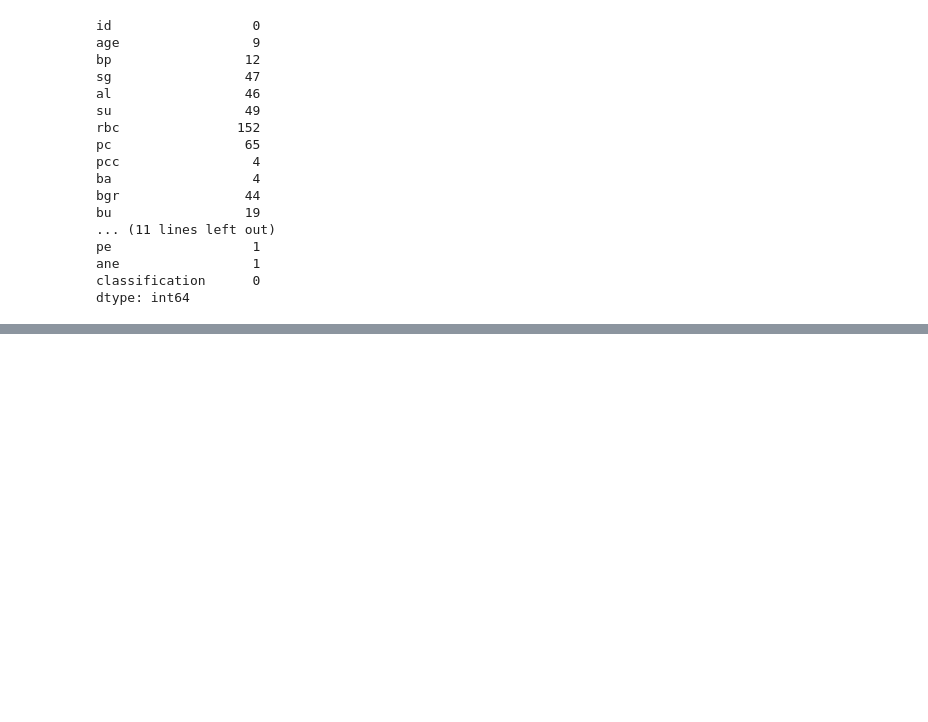
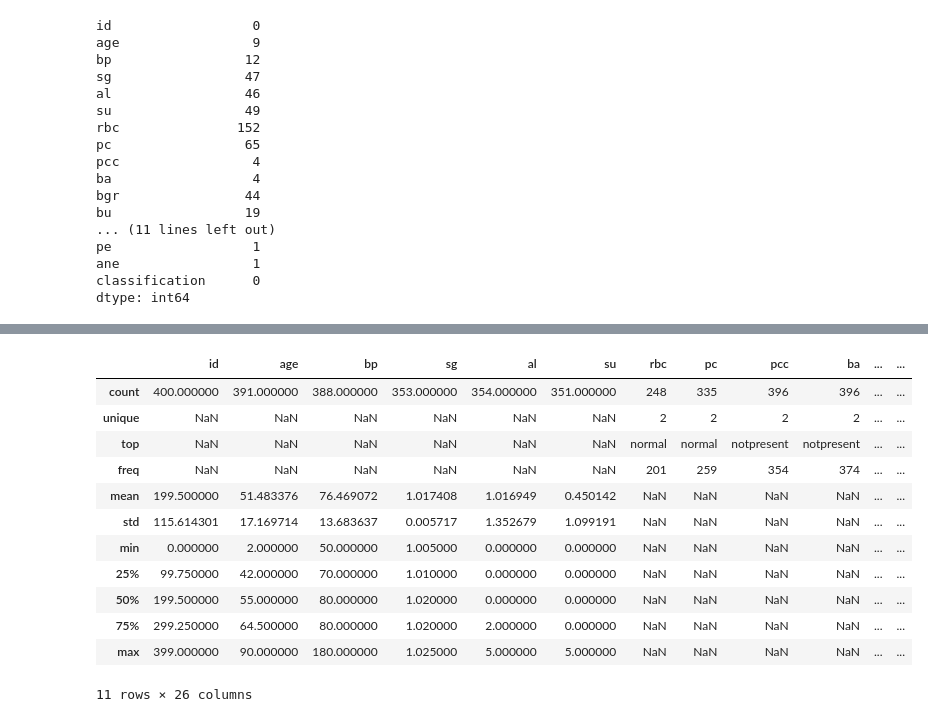
Before and after one commit to Adweta4810/explainable-disease-risk-prediction, a Jupyter notebook: notebooks/ckd_data_loading.ipynb, the cells around one changed output, grey strips where cells are left out. Drawn from its saved outputs; the diff is of its cells as text; code cells hidden in the pictures; blank space fills up the shorter version.

```diff
--- a/notebooks/ckd_data_loading.ipynb
+++ b/notebooks/ckd_data_loading.ipynb
@@ -67,0 +96,17 @@ dtype: int64
+# %%
+# Summary statistics
+ckd_df.describe(include="all")
+# %% [output]
+|  | id | age | bp | sg | al | su | rbc | pc | pcc | ba | ... | ... |
+| count | 400.000000 | 391.000000 | 388.000000 | 353.000000 | 354.000000 | 351.000000 | 248 | 335 | 396 | 396 | ... | ... |
+| unique | NaN | NaN | NaN | NaN | NaN | NaN | 2 | 2 | 2 | 2 | ... | ... |
+| top | NaN | NaN | NaN | NaN | NaN | NaN | normal | normal | notpresent | notpresent | ... | ... |
+| freq | NaN | NaN | NaN | NaN | NaN | NaN | 201 | 259 | 354 | 374 | ... | ... |
+| mean | 199.500000 | 51.483376 | 76.469072 | 1.017408 | 1.016949 | 0.450142 | NaN | NaN | NaN | NaN | ... | ... |
+| std | 115.614301 | 17.169714 | 13.683637 | 0.005717 | 1.352679 | 1.099191 | NaN | NaN | NaN | NaN | ... | ... |
+| min | 0.000000 | 2.000000 | 50.000000 | 1.005000 | 0.000000 | 0.000000 | NaN | NaN | NaN | NaN | ... | ... |
+| 25% | 99.750000 | 42.000000 | 70.000000 | 1.010000 | 0.000000 | 0.000000 | NaN | NaN | NaN | NaN | ... | ... |
+| 50% | 199.500000 | 55.000000 | 80.000000 | 1.020000 | 0.000000 | 0.000000 | NaN | NaN | NaN | NaN | ... | ... |
+| 75% | 299.250000 | 64.500000 | 80.000000 | 1.020000 | 2.000000 | 0.000000 | NaN | NaN | NaN | NaN | ... | ... |
+| max | 399.000000 | 90.000000 | 180.000000 | 1.025000 | 5.000000 | 5.000000 | NaN | NaN | NaN | NaN | ... | ... |
+11 rows × 26 columns
```
Also changed, not shown: parts of 3 cells of this notebook, 1 other file.
